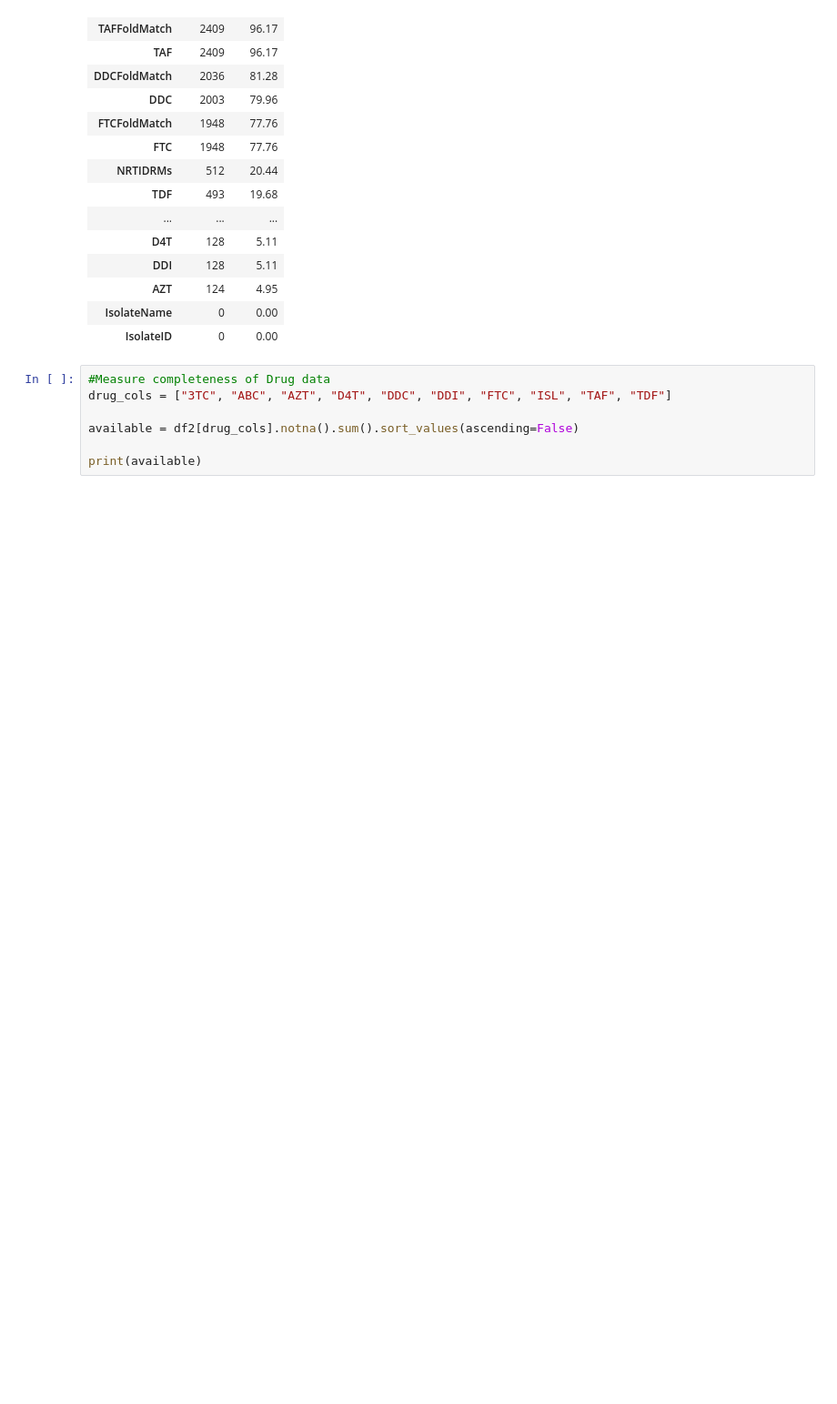
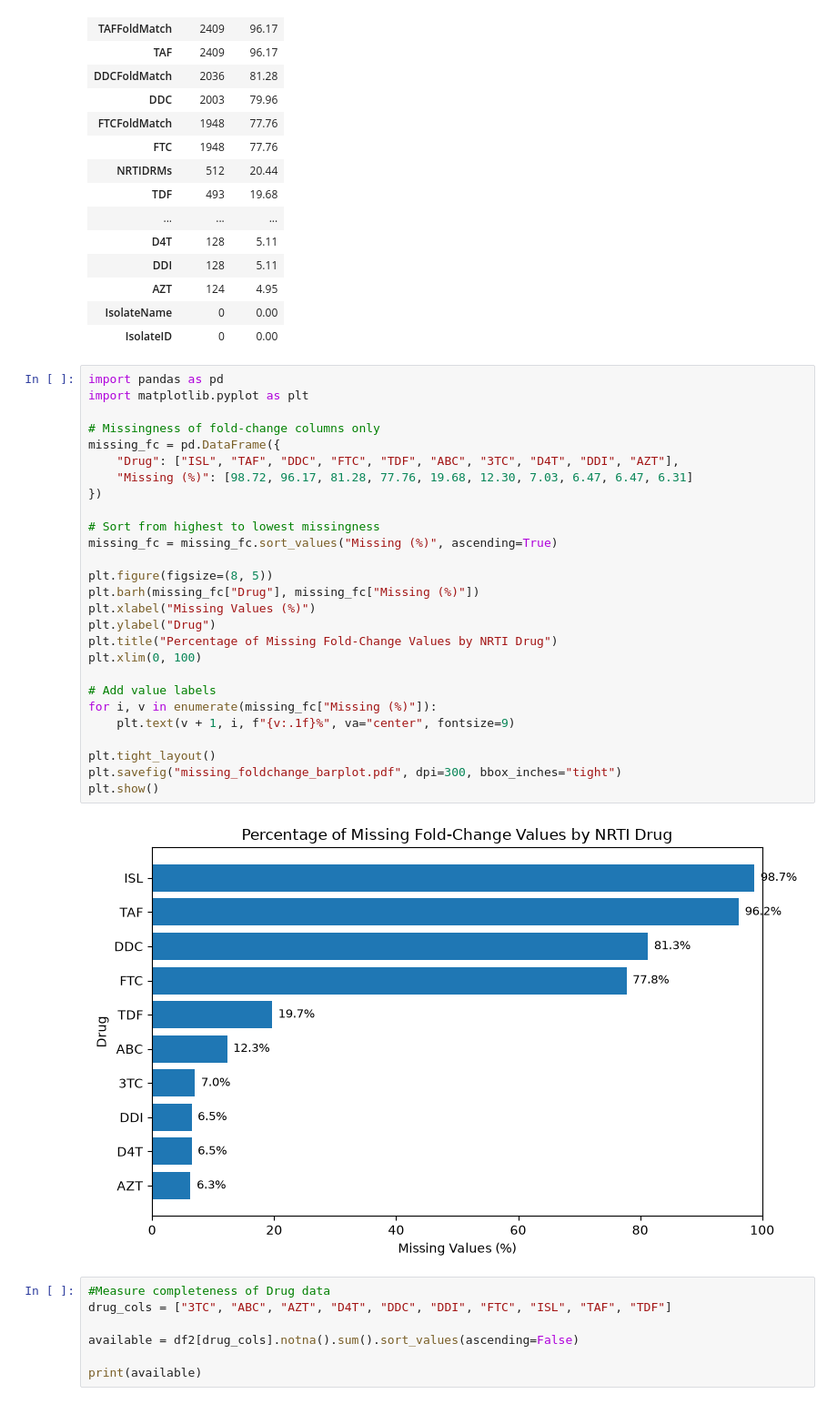
Before and after one commit to NoelOkumu/Eneza-Data-Science-Residential-training-2026, a Jupyter notebook: Day1/mutatio_profile1.ipynb, the cells around one changed output. Shown at 91% size. Saved outputs shown, nothing was run; the diff lists cells and outputs as text; blank space fills up the shorter version.

```diff
--- a/Day1/mutatio_profile1.ipynb
+++ b/Day1/mutatio_profile1.ipynb
@@ -136,6 +132,35 @@ missing.sort_values("Percent", ascending=False)
 | AZT | 124 | 4.95 |
 | IsolateName | 0 | 0.00 |
 | IsolateID | 0 | 0.00 |
+# %%
+import pandas as pd
+import matplotlib.pyplot as plt
+
+# Missingness of fold-change columns only
+missing_fc = pd.DataFrame({
+    "Drug": ["ISL", "TAF", "DDC", "FTC", "TDF", "ABC", "3TC", "D4T", "DDI", "AZT"],
+    "Missing (%)": [98.72, 96.17, 81.28, 77.76, 19.68, 12.30, 7.03, 6.47, 6.47, 6.31]
+})
+
+# Sort from highest to lowest missingness
+missing_fc = missing_fc.sort_values("Missing (%)", ascending=True)
+
+plt.figure(figsize=(8, 5))
+plt.barh(missing_fc["Drug"], missing_fc["Missing (%)"])
+plt.xlabel("Missing Values (%)")
+plt.ylabel("Drug")
+plt.title("Percentage of Missing Fold-Change Values by NRTI Drug")
+plt.xlim(0, 100)
+
+# Add value labels
+for i, v in enumerate(missing_fc["Missing (%)"]):
+    plt.text(v + 1, i, f"{v:.1f}%", va="center", fontsize=9)
+
+plt.tight_layout()
+plt.savefig("missing_foldchange_barplot.pdf", dpi=300, bbox_inches="tight")
+plt.show()
+# %% [output]
+[figure, added]
 # %%
 #Measure completeness of Drug data
 drug_cols = ["3TC", "ABC", "AZT", "D4T", "DDC", "DDI", "FTC", "ISL", "TAF", "TDF"]
```
Also changed, not shown: parts of 117 cells of this notebook, 5 other files.
